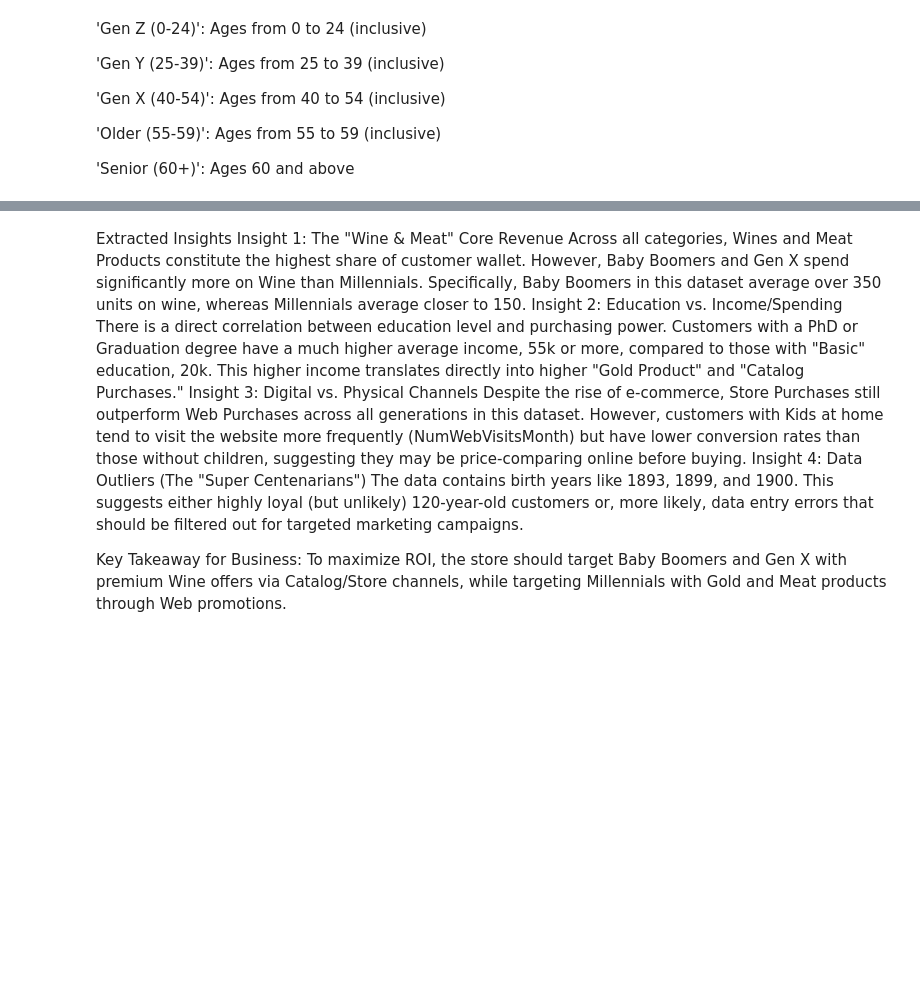
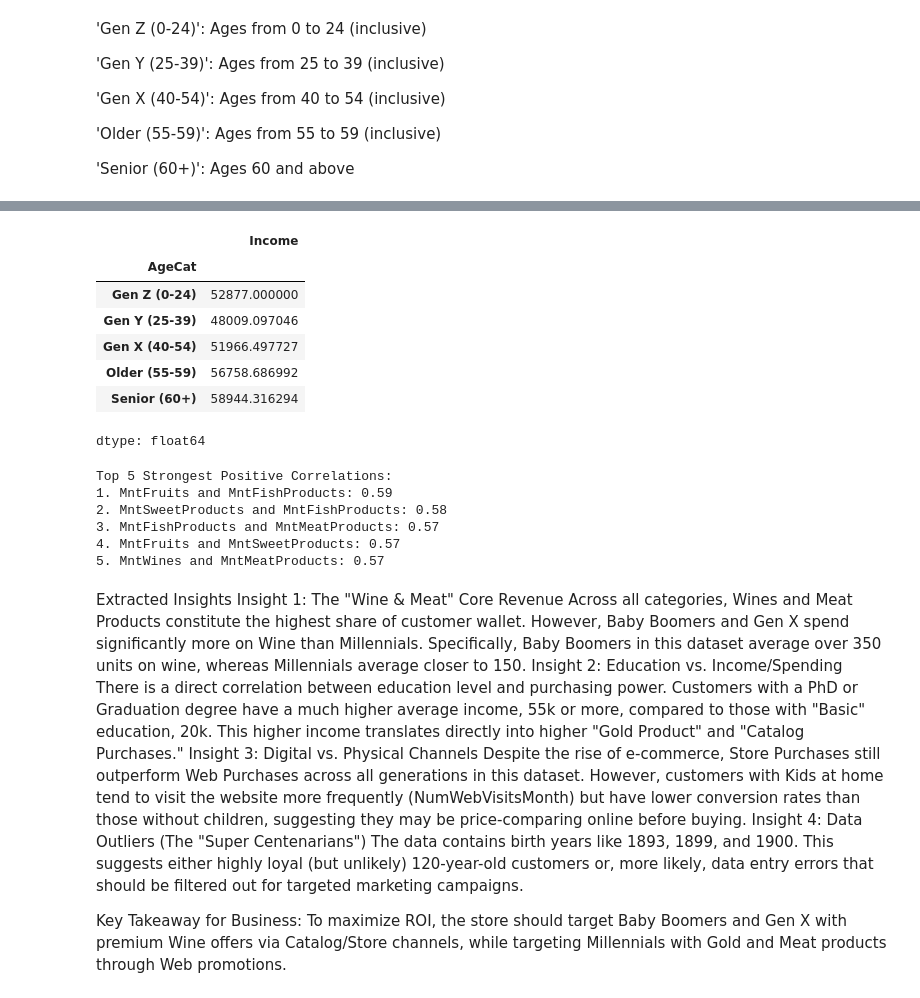
Before and after one commit to CreatorDave/201lab05a, a Jupyter notebook: ADA_Lab_2.ipynb, the cells around one changed output, grey strips where cells are left out. Drawn from its saved outputs; the diff is of its cells as text; code cells hidden in the pictures; blank space fills up the shorter version.

```diff
--- a/ADA_Lab_2.ipynb
+++ b/ADA_Lab_2.ipynb
@@ -207,3 +226,38 @@ Done. Chart saved to generation_spending_grouped.png
+# %%
+average_income_by_agecat = df.groupby('AgeCat')['Income'].mean().reindex(gen_order)
+display(average_income_by_agecat)
+# %% [output]
+|  | Income |
+| AgeCat |  |
+| Gen Z (0-24) | 52877.000000 |
+| Gen Y (25-39) | 48009.097046 |
+| Gen X (40-54) | 51966.497727 |
+| Older (55-59) | 56758.686992 |
+| Senior (60+) | 58944.316294 |
+dtype: float64
+# %%
+correlations = correlation_matrix.unstack()
+sorted_correlations = correlations.sort_values(ascending=False)
+
+# Filter out self-correlations and duplicate pairs
+strongest_positive_correlations = []
+for (idx1, idx2), value in sorted_correlations.items():
+    if idx1 != idx2 and value < 1.0:
+        # Add a check to avoid duplicates (e.g., 'A'-'B' and 'B'-'A')
+        if (idx2, idx1, value) not in strongest_positive_correlations:
+            strongest_positive_correlations.append((idx1, idx2, value))
+
+# Display the top 5 strongest positive correlations
+print("\nTop 5 Strongest Positive Correlations:")
+for i, (col1, col2, corr_value) in enumerate(strongest_positive_correlations[:5]):
+    print(f"{i+1}. {col1} and {col2}: {corr_value:.2f}")
+# %% [output]
+Top 5 Strongest Positive Correlations:
+1. MntFruits and MntFishProducts: 0.59
+2. MntSweetProducts and MntFishProducts: 0.58
+3. MntFishProducts and MntMeatProducts: 0.57
+4. MntFruits and MntSweetProducts: 0.57
+5. MntWines and MntMeatProducts: 0.57
 # %% [markdown]
 
 
```
Also changed, not shown: parts of 3 cells of this notebook.
